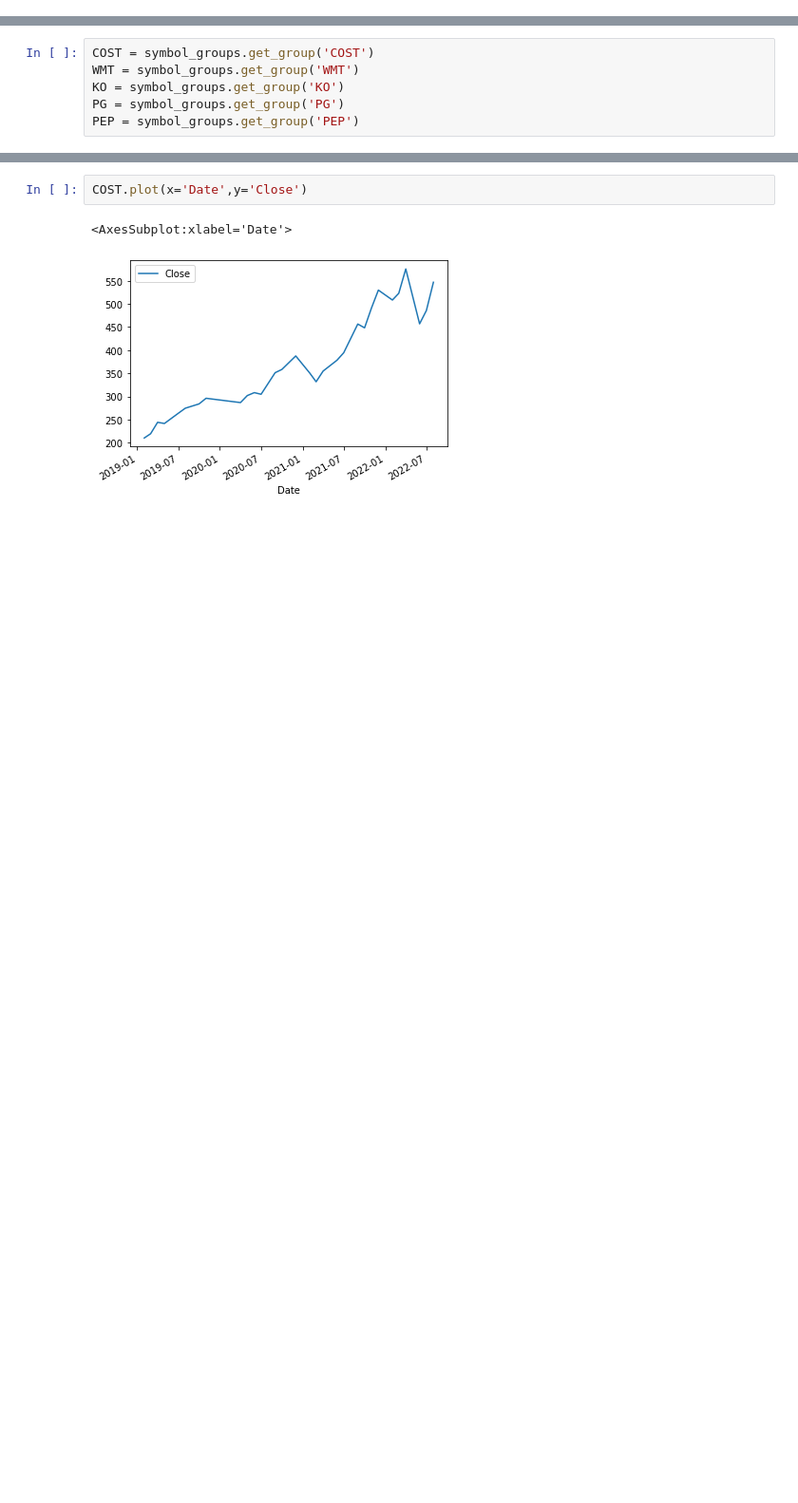
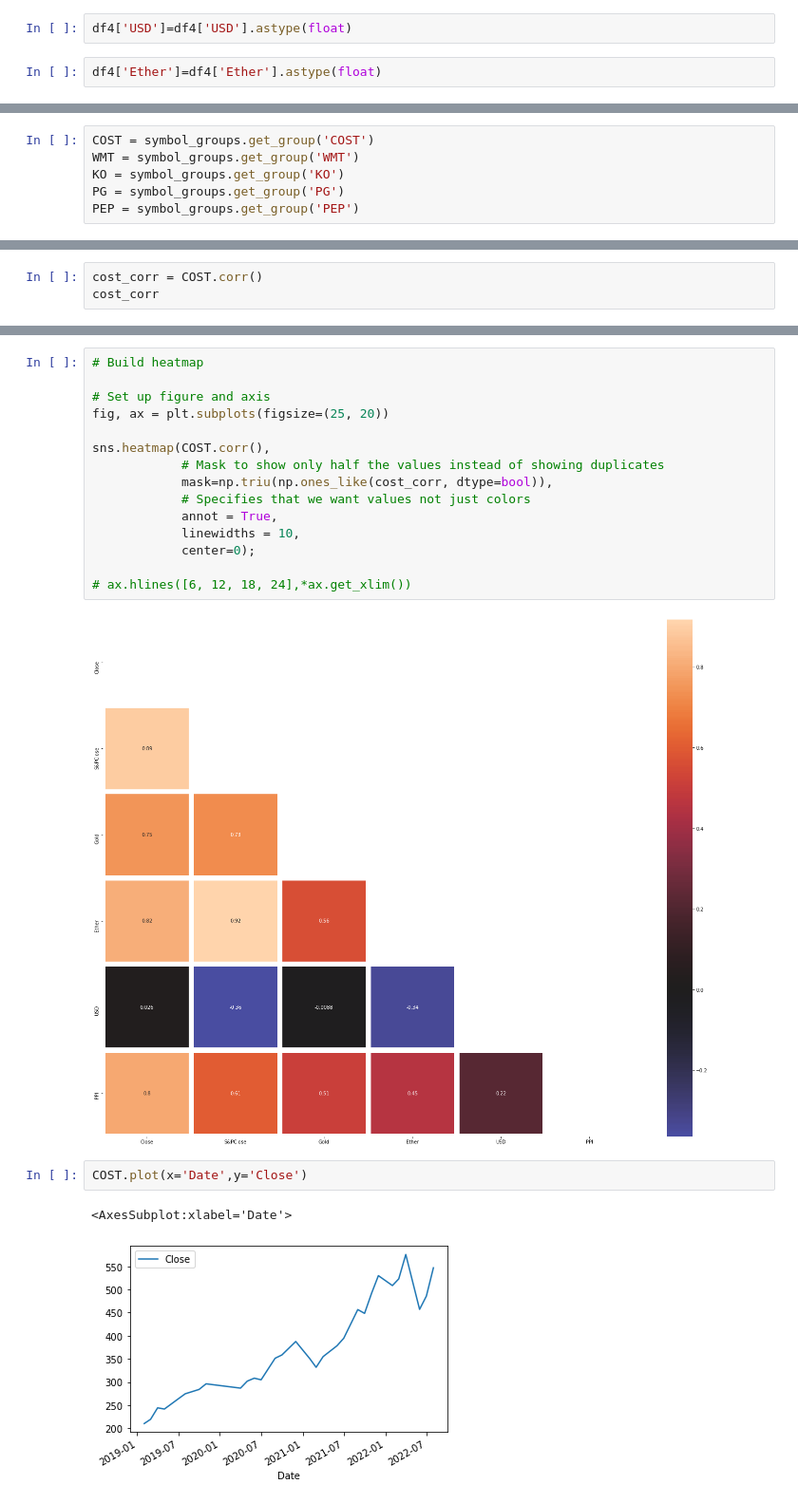
Before and after one commit to ashakeri92/Capstone, a Jupyter notebook: Analysis.ipynb, the cells around one changed output, grey strips where cells are left out. Shown at 95% size. Saved outputs shown, nothing was run; the diff lists cells and outputs as text; blank space fills up the shorter version.

Commit message:
separated heatmaps

```diff
--- a/Analysis.ipynb
+++ b/Analysis.ipynb
@@ -368,3 +372,7 @@ df4.head()
 | 2 | 2019-02-01 | PEP | 112.190002 | 2706.53 | 1318.7 | 105.88 | 113.7529 | 185.2 |
 | 3 | 2019-02-01 | PG | 97.470001 | 2706.53 | 1318.7 | 105.88 | 113.7529 | 185.2 |
 | 4 | 2019-02-01 | WMT | 93.860001 | 2706.53 | 1318.7 | 105.88 | 113.7529 | 185.2 |
+# %%
+df4['USD']=df4['USD'].astype(float)
+# %%
+df4['Ether']=df4['Ether'].astype(float)
@@ -420,0 +429,3 @@ PEP = symbol_groups.get_group('PEP')
+# %%
+cost_corr = COST.corr()
+cost_corr
@@ -421,3 +440,20 @@ PEP = symbol_groups.get_group('PEP')
+# %%
+# Build heatmap
+
+# Set up figure and axis
+fig, ax = plt.subplots(figsize=(25, 20))
+
+sns.heatmap(COST.corr(),
+            # Mask to show only half the values instead of showing duplicates
+            mask=np.triu(np.ones_like(cost_corr, dtype=bool)),
+            # Specifies that we want values not just colors
+            annot = True,
+            linewidths = 10,
+            center=0);
+
+# ax.hlines([6, 12, 18, 24],*ax.get_xlim())
+# %% [output]
+[figure, added]
 # %%
 COST.plot(x='Date',y='Close')
 # %% [output]
```
Also changed, not shown: parts of 28 cells of this notebook.
